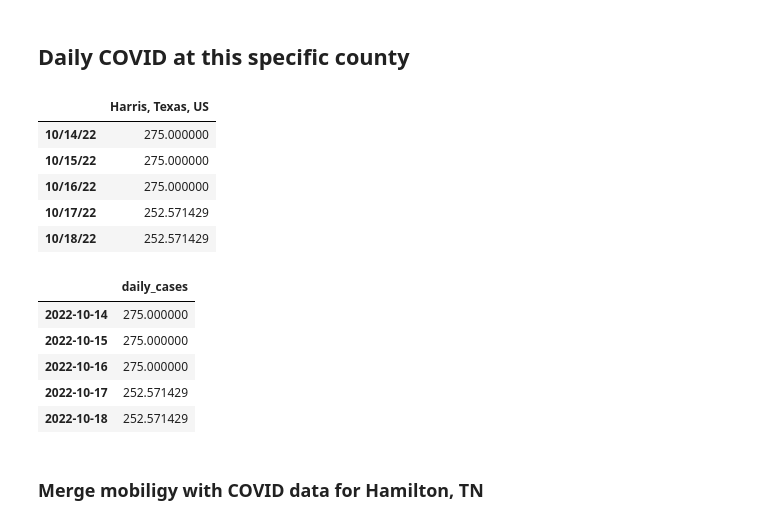
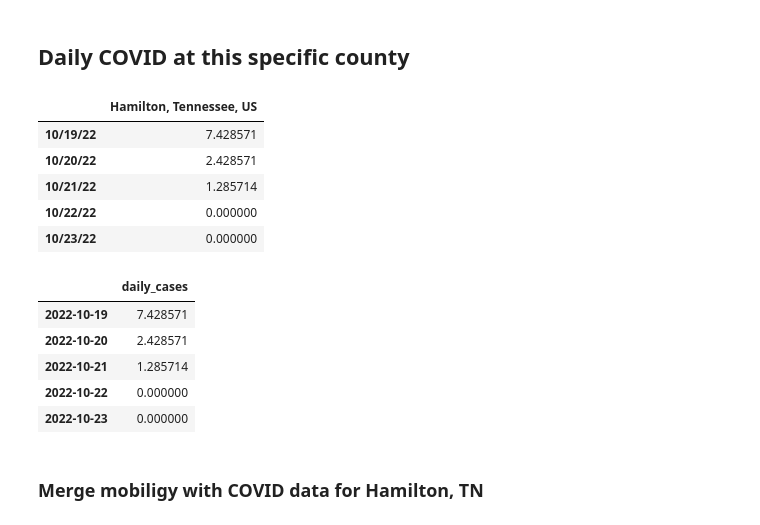
Before and after one commit to hongqin/Python-CoLab-bootcamp, a Jupyter notebook: Learn_Python_by_analying_covid19.ipynb, the cells around one changed output. Saved outputs shown, nothing was run; the diff lists cells and outputs as text; code cells hidden in the pictures.

```diff
--- a/Learn_Python_by_analying_covid19.ipynb
+++ b/Learn_Python_by_analying_covid19.ipynb
@@ -552,18 +557,18 @@ df_county_GM.tail()
 # %% [markdown]
 ## Daily COVID at this specific county
 # %%
-df_county_COVID = df1.loc[df1['Combined_Key'] == 'Harris, Texas, US'].iloc[:, 11:].transpose().diff(axis=0).rolling(window=7).mean()
+df_county_COVID = df1.loc[df1['Combined_Key'] == 'Hamilton, Tennessee, US'].iloc[:, 11:].transpose().diff(axis=0).rolling(window=7).mean()
 #df_county_COVID = df1.loc[df1['Combined_Key'] == 'Harris, Texas, US'].iloc[:, 11:].transpose().diff(axis=0)
 
 type(df_county_COVID)
 df_county_COVID.tail()
 # %% [output]
-|  | Harris, Texas, US |
-| 10/14/22 | 275.000000 |
-| 10/15/22 | 275.000000 |
-| 10/16/22 | 275.000000 |
-| 10/17/22 | 252.571429 |
-| 10/18/22 | 252.571429 |
+|  | Hamilton, Tennessee, US |
+| 10/19/22 | 7.428571 |
+| 10/20/22 | 2.428571 |
+| 10/21/22 | 1.285714 |
+| 10/22/22 | 0.000000 |
+| 10/23/22 | 0.000000 |
 # %%
 df_county_COVID.index = pd.to_datetime(df_county_COVID.index)
 #df_county_COVID.rename(columns={0:"daily_cases"}, inplace=True)
@@ -571,10 +576,10 @@ df_county_COVID.columns=["daily_cases"]
 df_county_COVID.tail()
 # %% [output]
 |  | daily_cases |
-| 2022-10-14 | 275.000000 |
-| 2022-10-15 | 275.000000 |
-| 2022-10-16 | 275.000000 |
-| 2022-10-17 | 252.571429 |
-| 2022-10-18 | 252.571429 |
+| 2022-10-19 | 7.428571 |
+| 2022-10-20 | 2.428571 |
+| 2022-10-21 | 1.285714 |
+| 2022-10-22 | 0.000000 |
+| 2022-10-23 | 0.000000 |
 # %% [markdown]
 ### Merge mobiligy with COVID data for Hamilton, TN
```
Also changed, not shown: parts of 69 cells of this notebook.
